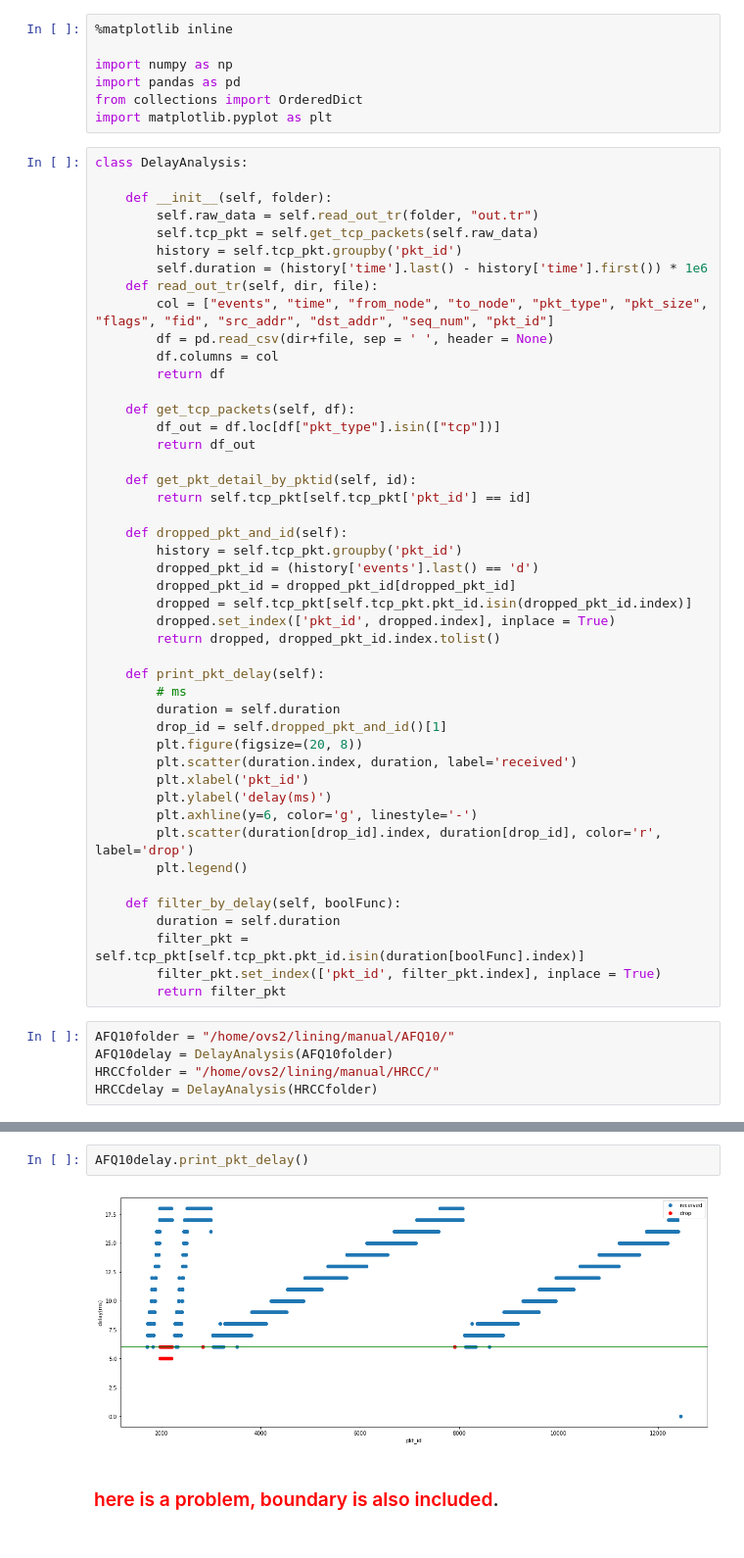
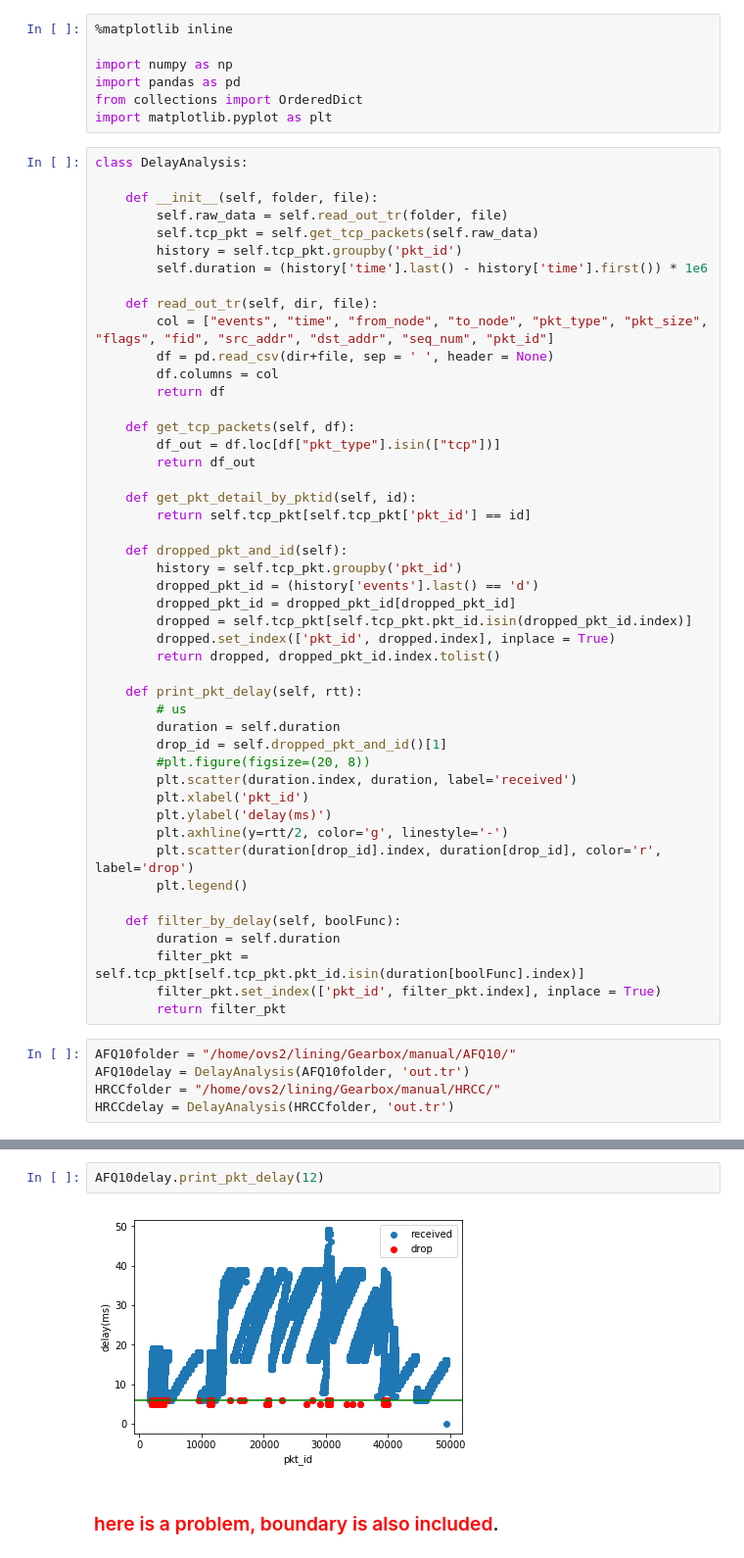
Before and after one commit to FruitBrother/Gearbox, a Jupyter notebook: analysis/delay.ipynb, the cells around one changed output, grey strips where cells are left out. Shown: that part at 98% size. Drawn from its saved outputs; the diff is of its cells as text.

```diff
--- a/analysis/delay.ipynb
+++ b/analysis/delay.ipynb
@@ -8,11 +8,12 @@ import matplotlib.pyplot as plt
 # %%
 class DelayAnalysis:
 
-    def __init__(self, folder):
-        self.raw_data = self.read_out_tr(folder, "out.tr")
+    def __init__(self, folder, file):
+        self.raw_data = self.read_out_tr(folder, file)
         self.tcp_pkt = self.get_tcp_packets(self.raw_data)
         history = self.tcp_pkt.groupby('pkt_id')
         self.duration = (history['time'].last() - history['time'].first()) * 1e6
+
     def read_out_tr(self, dir, file):
         col = ["events", "time", "from_node", "to_node", "pkt_type", "pkt_size", "flags", "fid", "src_addr", "dst_addr", "seq_num", "pkt_id"]
         df = pd.read_csv(dir+file, sep = ' ', header = None)
@@ -34,15 +35,15 @@ class DelayAnalysis:
         dropped.set_index(['pkt_id', dropped.index], inplace = True)
         return dropped, dropped_pkt_id.index.tolist()
 
-    def print_pkt_delay(self):
-        # ms
+    def print_pkt_delay(self, rtt):
+        # us
         duration = self.duration
         drop_id = self.dropped_pkt_and_id()[1]
-        plt.figure(figsize=(20, 8))
+        #plt.figure(figsize=(20, 8))
         plt.scatter(duration.index, duration, label='received')
         plt.xlabel('pkt_id')
         plt.ylabel('delay(ms)')
-        plt.axhline(y=6, color='g', linestyle='-')
+        plt.axhline(y=rtt/2, color='g', linestyle='-')
         plt.scatter(duration[drop_id].index, duration[drop_id], color='r', label='drop')
         plt.legend()
 
@@ -52,10 +53,10 @@ class DelayAnalysis:
         filter_pkt.set_index(['pkt_id', filter_pkt.index], inplace = True)
         return filter_pkt
 # %%
-AFQ10folder = "/home/ovs2/lining/manual/AFQ10/"
-AFQ10delay = DelayAnalysis(AFQ10folder)
-HRCCfolder = "/home/ovs2/lining/manual/HRCC/"
-HRCCdelay = DelayAnalysis(HRCCfolder)
+AFQ10folder = "/home/ovs2/lining/Gearbox/manual/AFQ10/"
+AFQ10delay = DelayAnalysis(AFQ10folder, 'out.tr')
+HRCCfolder = "/home/ovs2/lining/Gearbox/manual/HRCC/"
+HRCCdelay = DelayAnalysis(HRCCfolder, 'out.tr')
 # %%
 drop_pkt, drop_pkt_id = AFQ10delay.dropped_pkt_and_id()
 print(drop_pkt_id[:10], '...')
@@ -72,7 +73,7 @@ drop_pkt.head()
 # %%
-AFQ10delay.print_pkt_delay()
+AFQ10delay.print_pkt_delay(12)
 # %% [output]
-[figure, old version]
+[figure, new version]
 # %% [markdown]
 ### <span style="color:red"> here is a problem, boundary is also included</span>.
 # %%
```
Also changed, not shown: parts of 1 cell of this notebook, 1 other file.
